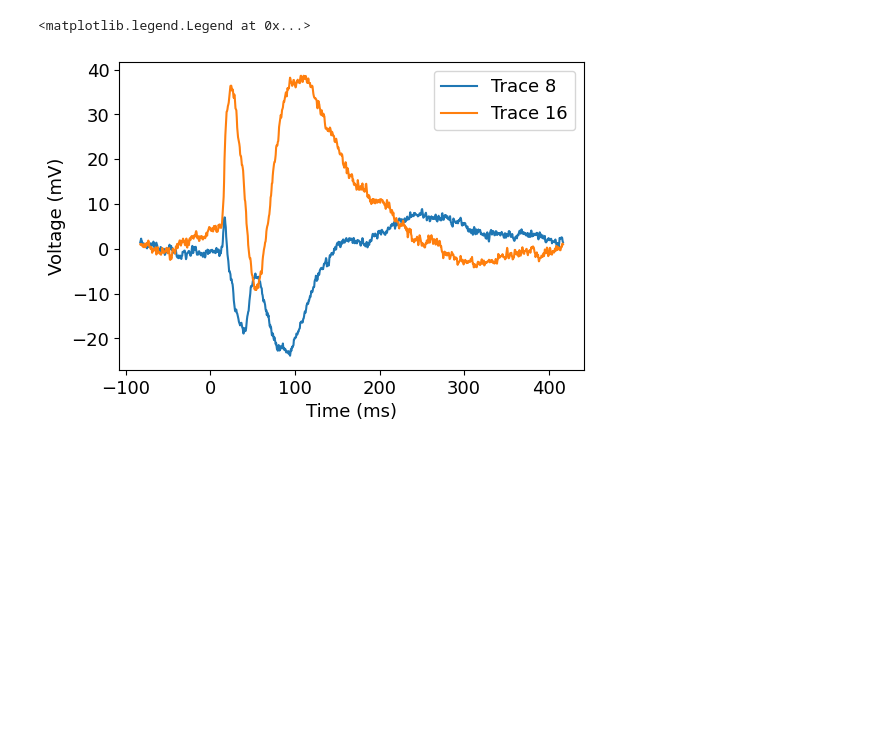
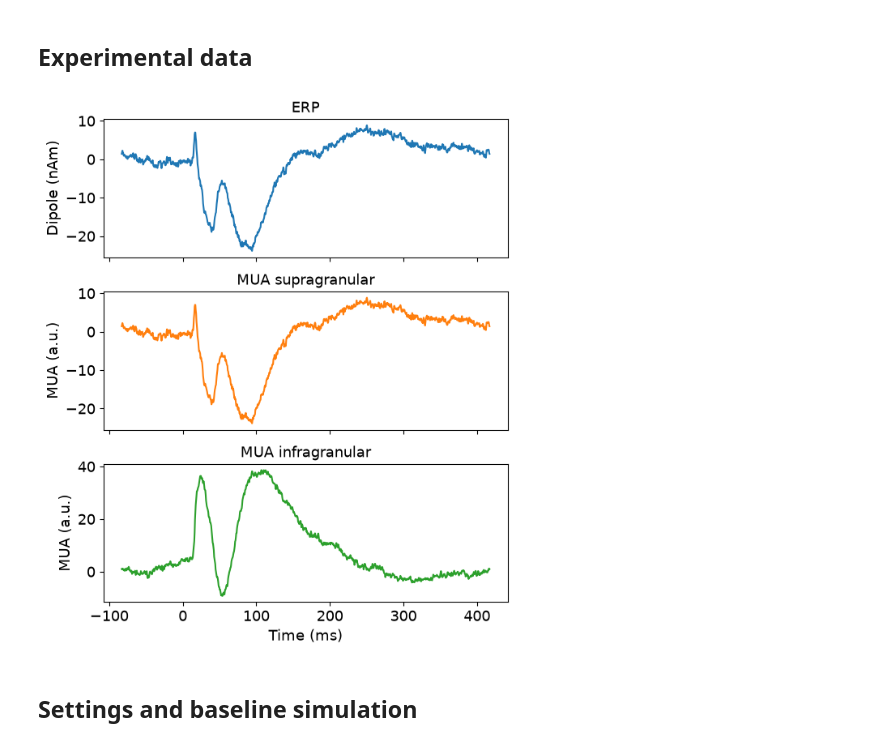
Before and after one commit to ntolley/lcsd_opt, a Jupyter notebook: notebooks/erp_mua.ipynb, the cells around one changed output. Drawn from its saved outputs; the diff is of its cells as text; code cells hidden in the pictures; blank space fills up the shorter version.

Commit message:
Fit dipole + MUA: MUA and FR, new objective, result plots

```diff
--- a/notebooks/erp_mua.ipynb
+++ b/notebooks/erp_mua.ipynb
@@ -20,22 +25,19 @@ Warning: no DISPLAY environment variable.
+# %% [markdown]
+## Experimental data
 # %%
-df_csd1 = pd.read_csv('../data/2-pb3738017_trace8_with_time.txt', delimiter=' ')
-cs_csd1 = CubicSpline(df_csd1['time_ms'], df_csd1['csd_trace8'])
+# CAUTION: The following code is for setting up the machinery only. It uploads csd data instead of MUA.
+df_erp = pd.read_csv('../data/2-pb3738017_trace8_with_time.txt', delimiter=' ') # dipole
+cs_erp = CubicSpline(df_erp['time_ms'], df_erp['csd_trace8'])
 
-df_csd2 = pd.read_csv('../data/2-pb3738017_trace16_with_time.txt', delimiter=' ')
-cs_csd2 = CubicSpline(df_csd2['time_ms'], df_csd2['csd_trace16'])
+df_mua_supra = pd.read_csv('../data/2-pb3738017_trace8_with_time.txt', delimiter=' ')
+cs_mua_supra = CubicSpline(df_mua_supra['time_ms'], df_mua_supra['csd_trace8'])
+
+df_mua_infra = pd.read_csv('../data/2-pb3738017_trace16_with_time.txt', delimiter=' ')
+cs_mua_infra = CubicSpline(df_mua_infra['time_ms'], df_mua_infra['csd_trace16'])
+
+
+#df_csd1 = pd.read_csv('../data/2-pb3738017_trace8_with_time.txt', delimiter=' ')
+#cs_csd1 = CubicSpline(df_csd1['time_ms'], df_csd1['csd_trace8'])
+
+#df_csd2 = pd.read_csv('../data/2-pb3738017_trace16_with_time.txt', delimiter=' ')
+#cs_csd2 = CubicSpline(df_csd2['time_ms'], df_csd2['csd_trace16'])
-# %%
-labelsize = 13
-ticksize = 13
-legendsize = 13
-
-plt.figure(figsize=(6,4))
-plt.plot(df_csd1['time_ms'], df_csd1['csd_trace8'], label='Trace 8')
-plt.plot(df_csd2['time_ms'], df_csd2['csd_trace16'], label='Trace 16')
-plt.xlabel('Time (ms)', fontsize=labelsize)
-plt.ylabel('Voltage (mV)', fontsize=labelsize)
-plt.xticks(fontsize=ticksize)
-plt.yticks(fontsize=ticksize)
-plt.legend(fontsize=legendsize)
-# %% [output]
-<matplotlib.legend.Legend at 0x...>
-[figure, removed]
@@ -60,0 +44,26 @@ dpl = simulate_dipole(net, tstop=tstop, dt=dt, verbose=False)
+# %%
+labelsize = 13
+ticksize = 13
+legendsize = 13
+
+# Update the column names when the real MUA/ERP files arrive!!
+traces = [
+    ('ERP', df_erp, 'csd_trace8',  'Dipole (nAm)', 'C0'),
+    ('MUA supragranular', df_mua_supra, 'csd_trace8',  'MUA (a.u.)',   'C1'),
+    ('MUA infragranular', df_mua_infra, 'csd_trace16', 'MUA (a.u.)',   'C2'),
+]
+
+fig, axes = plt.subplots(len(traces), 1, figsize=(6, 7), sharex=True)
+
+for ax, (title, df, col, ylabel, color) in zip(axes, traces):
+    ax.plot(df['time_ms'], df[col], color=color, linewidth=1.5)
+    ax.set_title(title, fontsize=labelsize)
+    ax.set_ylabel(ylabel, fontsize=labelsize)
+    ax.tick_params(labelsize=ticksize)
+
+axes[-1].set_xlabel('Time (ms)', fontsize=labelsize)
+fig.tight_layout()
+# %% [output]
+[figure, added]
+# %% [markdown]
+## Settings and baseline simulation
```
Also changed, not shown: parts of 23 cells of this notebook.
